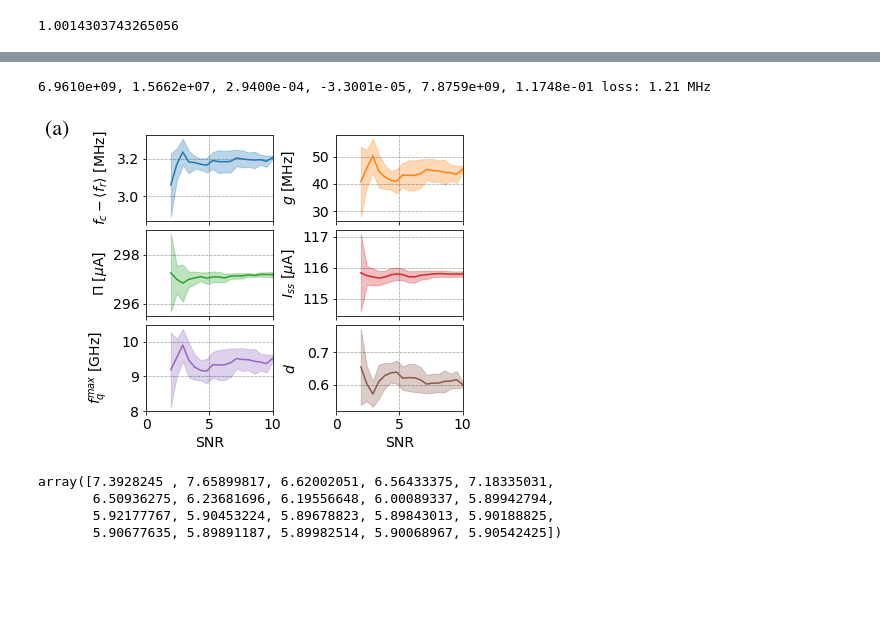
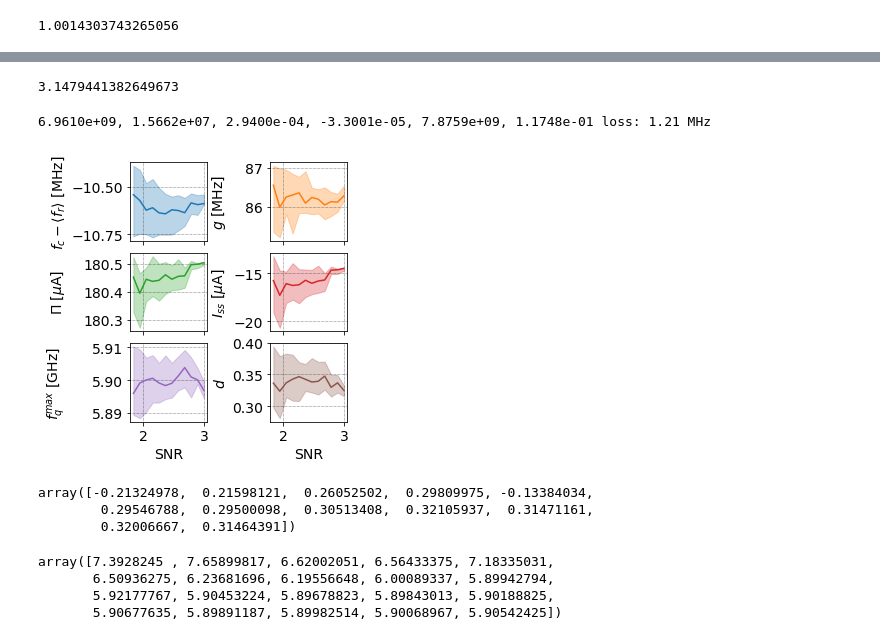
Before and after one commit to vdrhtc/Computer-vision-paper, a Jupyter notebook: Plots.ipynb, the cells around one changed output, grey strips where cells are left out. Drawn from its saved outputs; the diff is of its cells as text; code cells hidden in the pictures; blank space fills up the shorter version.

Commit message:
Fixed table and noise graphs, fp->fr

```diff
--- a/Plots.ipynb
+++ b/Plots.ipynb
@@ -653,3 +663,7 @@ snrs = linspace(1, 10, 20)
+# %%
+data_snr
+# %% [output]
+3.1479441382649673
 # %%
 results = []
 for snr in snrs:
@@ -673,13 +687,24 @@ for snr in snrs:
 # %% [output]
 6.9610e+09, 1.5662e+07, 2.9400e-04, -3.3001e-05, 7.8759e+09, 1.1748e-01 loss: 1.21 MHz
 # %%
-params, deviations = [], []
-for result in results[2:]:
+params, deviations, percentiles1, percentiles3 = [], [], [], []
+for result in results[8:]:
     opt_param_array = array([ao._opt_params for ao in result])
-    params.append(mean(opt_param_array, axis=0))
+    opt_param_array[:,-1] = abs(opt_param_array[:,-1])
+    params.append(median(opt_param_array, axis=0))
     deviations.append(std(opt_param_array, axis=0))
+    percentiles1.append(percentile(opt_param_array, 25, axis=0))
+    percentiles3.append(percentile(opt_param_array, 75, axis=0))
+
+
 params = array(params)
 deviations = array(deviations)
-params[:,0] = params[:,0] - mean(results[0][0]._res_points[:,1])
+percentiles1 = array(percentiles1)
+percentiles3 = array(percentiles3)
+
+params[:,0] = params[:,0] - median(results[0][0]._res_points[:,1])
+percentiles1[:,0] -= median(results[0][0]._res_points[:,1])
+percentiles3[:,0] -= median(results[0][0]._res_points[:,1])
+
 params_normed = params/params[0]
 deviations_normed = deviations/params[0]
@@ -690,40 +711,45 @@ for result in results:
 # %%
-# noises = linspace(0, 1e-2, 20)*sqrt(2)
-# snrs = r/noises
+# snrs = r/linspace(0, 1e-2, 20)/sqrt(2)
+# snrs = r/(r/snrs+noise)
 
 names = [r"$f_c - \langle f_r \rangle $", "$g$", "$\Pi$", "$I_{ss}$", "$f_q^{max}$", "$d$"]
 factors = [1e6, 1e6, 1e-6, 1e-6, 1e9, 1]
 units = ["[MHz]", "[MHz]", "[$\mu$A]", "[$\mu$A]", "[GHz]", ""]
 
 for idx, name in enumerate(names):
 
     plt.subplot2grid((3, 2), (idx//2,idx%2))
-    if idx == 0:
-        plt.text(-0.8, 1.0, "(a)", fontdict={"name":"STIX"}, fontsize=22, transform=gca().transAxes)
+#     if idx == 0:
+#         plt.text(-0.8, 1.0, "(b)", fontdict={"name":"STIX"}, fontsize=22, transform=gca().transAxes)
 
-    plt.plot((snrs)[2:], params[:,idx]/factors[idx], "C"+str(idx))
-    plt.fill_between((snrs)[2:], params[:,idx]/factors[idx] - deviations[:,idx]/factors[idx],
-                     params[:,idx]/factors[idx] + deviations[:,idx]/factors[idx], alpha=0.3, color="C"+str(idx))
-    xlim(0, 10)
+    plt.plot((snrs)[8:], params[:,idx]/factors[idx], "C"+str(idx))
+#     plt.fill_between((snrs)[10:], params[:,idx]/factors[idx] - deviations[:,idx]/factors[idx],
+#                      params[:,idx]/factors[idx] + deviations[:,idx]/factors[idx], alpha=0.3, color="C"+str(idx))
+    plt.fill_between((snrs)[8:], percentiles1[:,idx]/factors[idx], percentiles3[:,idx]/factors[idx], alpha=0.3, color="C"+str(idx))
+
+#     xlim(1.4, 5)
     if idx not in [4,5]:
         plt.gca().set_xticklabels([])
     else:
         plt.xlabel("SNR")
+#     if idx == 5:
+#         plt.ylim(0,.5)
 
     plt.ylabel(names[idx]+" "+units[idx], fontsize=14)
 
     plt.grid()
 # plt.errorbar((snrs), params_normed[:,5], deviations_normed[:,5])
 # plt.fill_between((snrs), params_normed[:,5] - deviations_normed[:,5],
 #                  params_normed[:,5] + deviations_normed[:,5], alpha=0.3)
 
 
 plt.xlabel("SNR")
-plt.gcf().set_size_inches(7,5)
-plt.tight_layout(h_pad=-.1, w_pad = -0)
+plt.gcf().set_size_inches(7*2/3,4.7)
 gcf().align_ylabels()
+plt.tight_layout(h_pad=-.1, w_pad=-.08)
+
 # plt.xscale("log")
 # plt.yscale("log")
-# plt.savefig("../Pictures/noise_test_a.pdf")
+plt.savefig("../Pictures/noise_test_c.pdf")
 # %% [output]
-[figure, old version]
+[figure, new version]
@@ -730,3 +758,9 @@ gcf().align_ylabels()
+# %%
+percentiles1[:,-1]
+# %% [output]
+array([-0.21324978,  0.21598121,  0.26052502,  0.29809975, -0.13384034,
+        0.29546788,  0.29500098,  0.30513408,  0.32105937,  0.31471161,
+        0.32006667,  0.31464391])
 # %%
 params[:,4]/factors[4]
 # %% [output]
```
Also changed, not shown: parts of 17 cells of this notebook, 12 other files.
